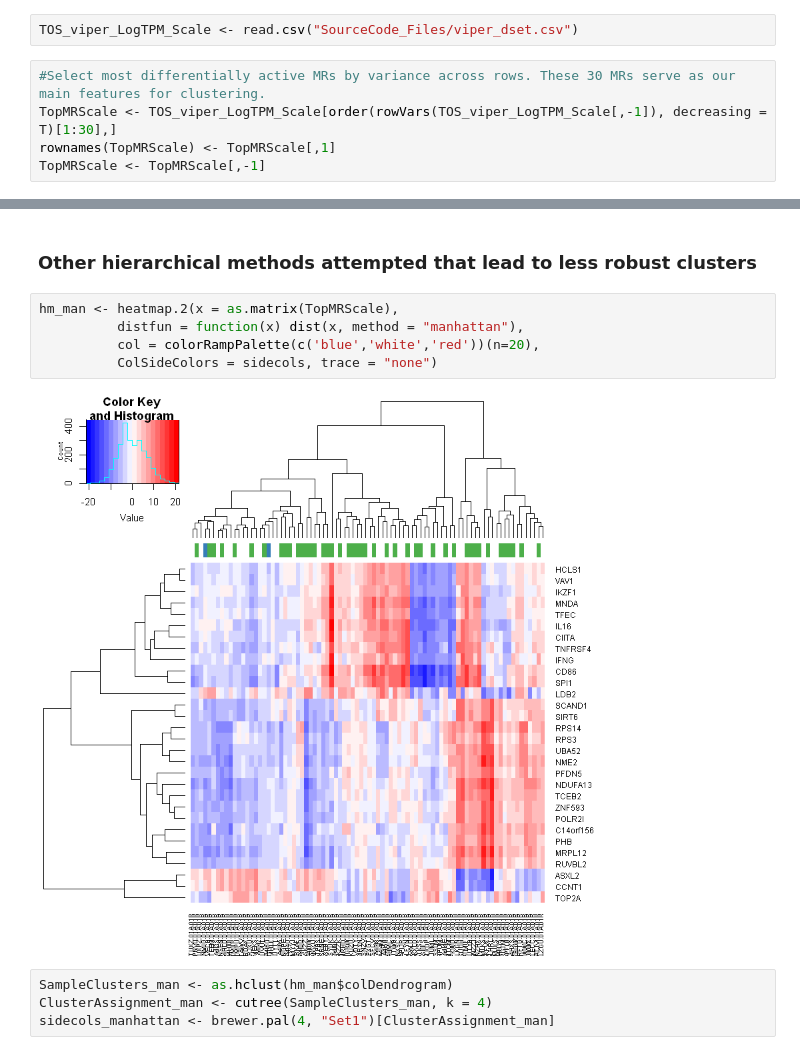
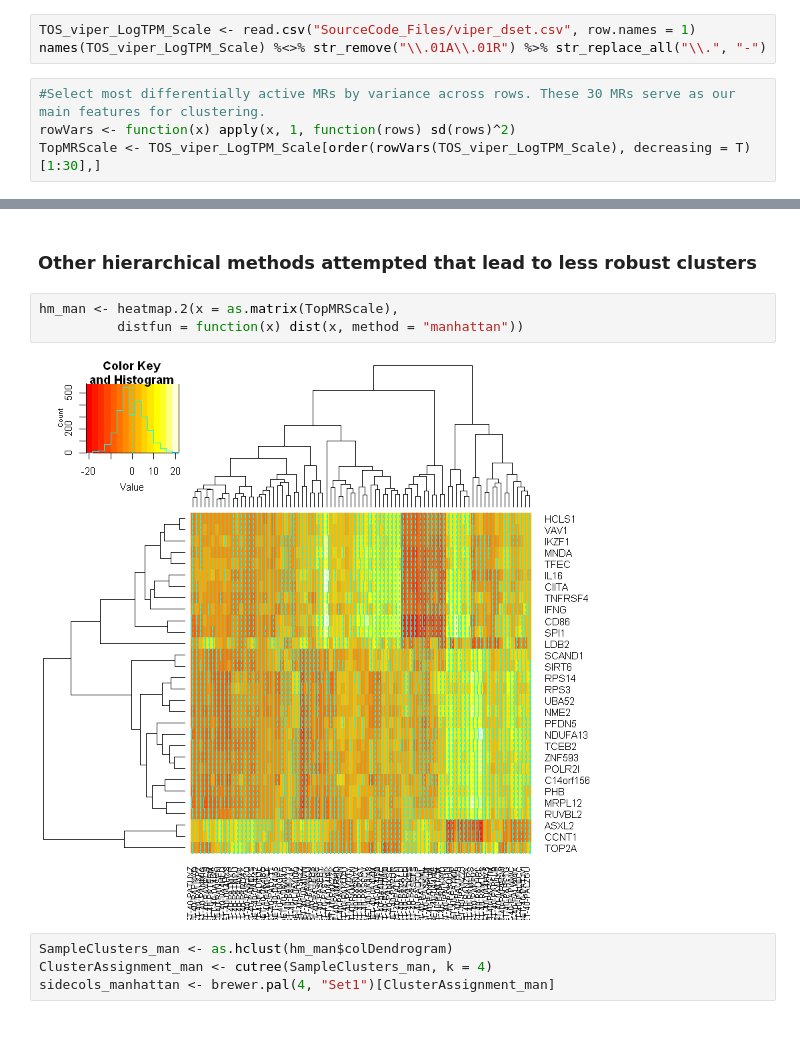
Before and after one commit to jeinson/CM-Osteosarcoma-Analysis, a Jupyter notebook: Identifing Relapse status from MR signatures.ipynb, the cells around one changed output, grey strips where cells are left out. Drawn from its saved outputs; the diff is of its cells as text.

Commit message:
Fixed the source code, and removed NA rows from the viper_dset.csv file

```diff
--- a/Identifing Relapse status from MR signatures.ipynb
+++ b/Identifing Relapse status from MR signatures.ipynb
@@ -72,12 +80,12 @@ At this point, we should have a table of patients and MR signatures. From previo
 
 Do this if you don't want to wait for your computer to find MR signatures by itself
 # %%
-TOS_viper_LogTPM_Scale <- read.csv("SourceCode_Files/viper_dset.csv")
+TOS_viper_LogTPM_Scale <- read.csv("SourceCode_Files/viper_dset.csv", row.names = 1)
+names(TOS_viper_LogTPM_Scale) %<>% str_remove("\\.01A\\.01R") %>% str_replace_all("\\.", "-")
 # %%
 #Select most differentially active MRs by variance across rows. These 30 MRs serve as our main features for clustering.
-TopMRScale <- TOS_viper_LogTPM_Scale[order(rowVars(TOS_viper_LogTPM_Scale[,-1]), decreasing = T)[1:30],]
-rownames(TopMRScale) <- TopMRScale[,1]
-TopMRScale <- TopMRScale[,-1]
+rowVars <- function(x) apply(x, 1, function(rows) sd(rows)^2)
+TopMRScale <- TOS_viper_LogTPM_Scale[order(rowVars(TOS_viper_LogTPM_Scale), decreasing = T)[1:30],]
 # %% [markdown]
 ## Data Pre-Processing
 
@@ -316,11 +325,9 @@ fviz_silhouette(sil) # 4 clusters seems to optimize average silhouette width and
 ### Other hierarchical methods attempted that lead to less robust clusters ##
 # %%
 hm_man <- heatmap.2(x = as.matrix(TopMRScale),
-          distfun = function(x) dist(x, method = "manhattan"),
-          col = colorRampPalette(c('blue','white','red'))(n=20),
-          ColSideColors = sidecols, trace = "none")
+          distfun = function(x) dist(x, method = "manhattan"))
 # %% [output]
-[figure, old version]
+[figure, new version]
 # %%
 SampleClusters_man <- as.hclust(hm_man$colDendrogram)
 ClusterAssignment_man <- cutree(SampleClusters_man, k = 4)
```
Also changed, not shown: parts of 29 cells of this notebook, 1 other file.
